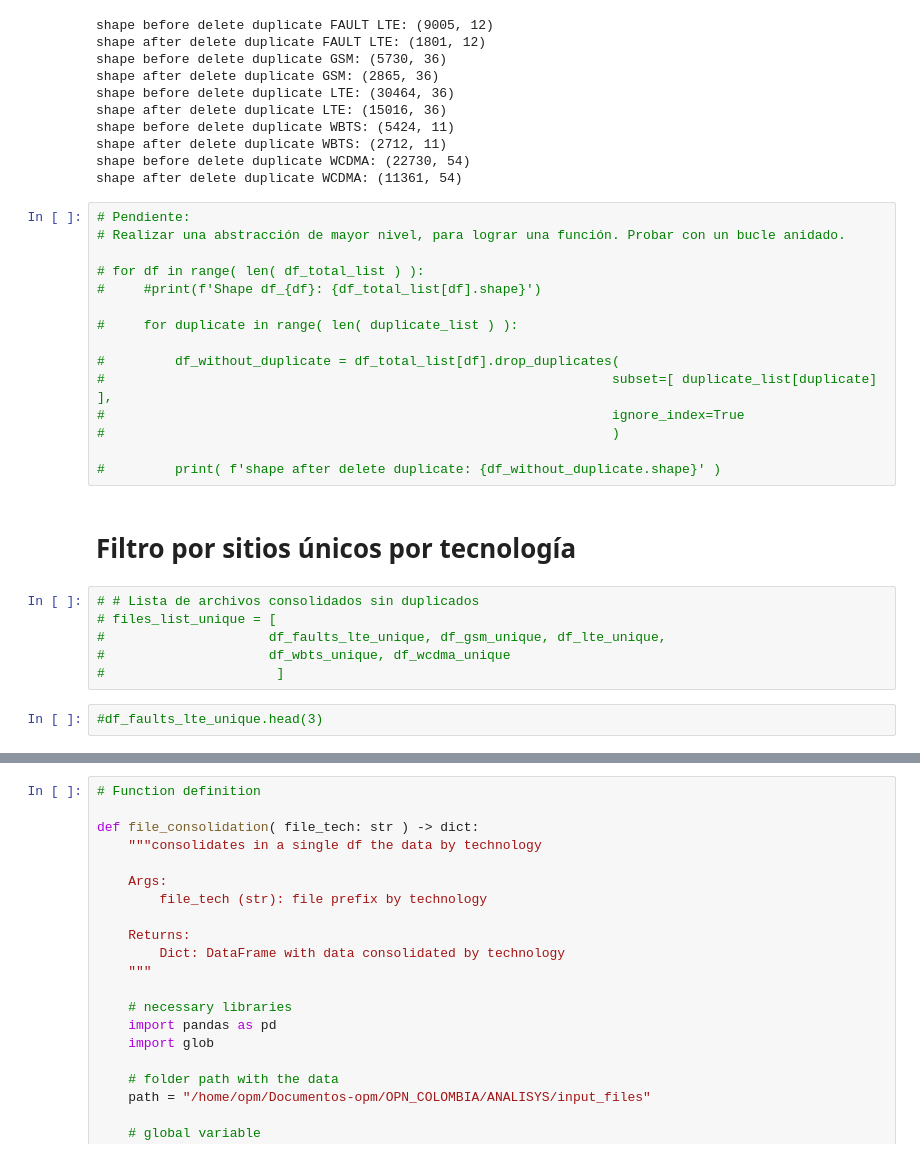
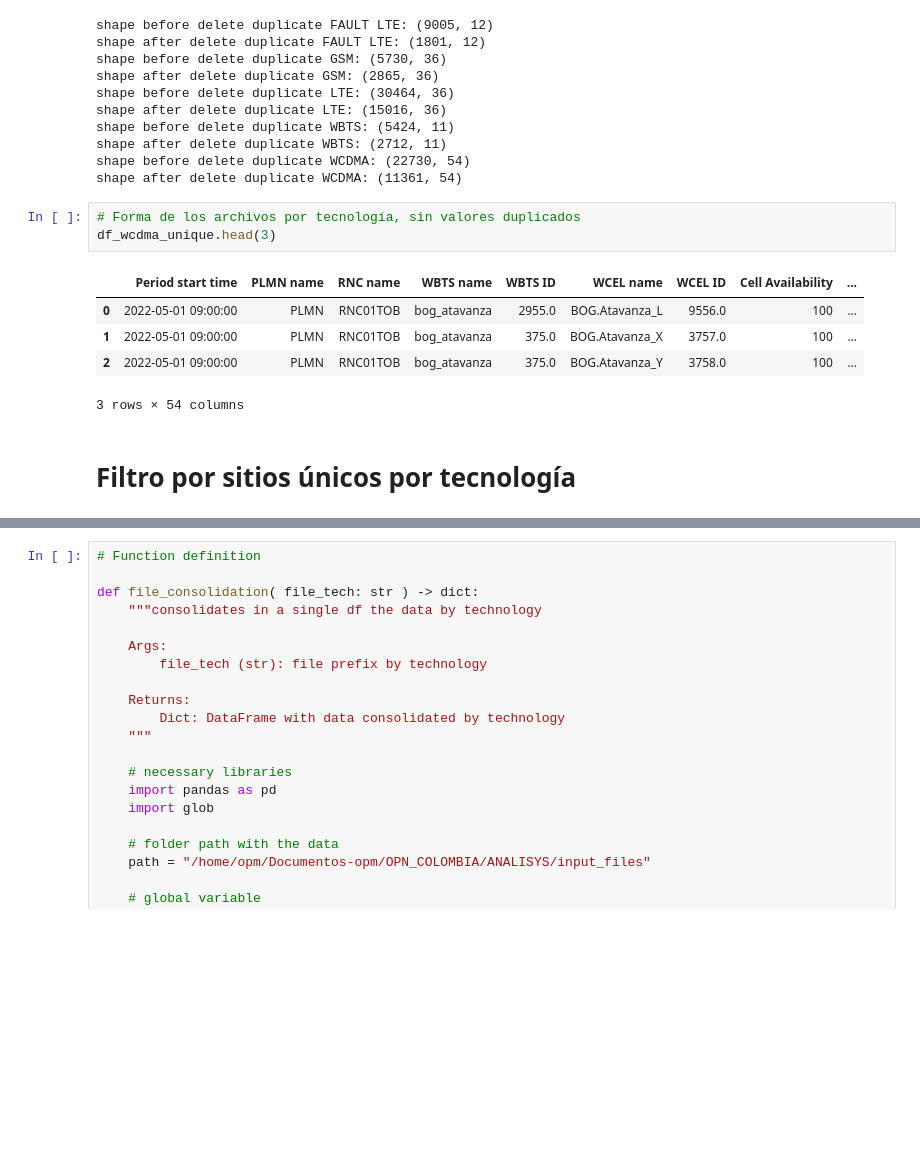
Before and after one commit to osm3rr/opn-nokia, a Jupyter notebook: analysis_v2.ipynb, the cells around one changed output, grey strips where cells are left out. Cells and saved outputs as stored; diff of their text form; blank space fills up the shorter version.

```diff
--- a/analysis_v2.ipynb
+++ b/analysis_v2.ipynb
@@ -351,28 +405,14 @@ shape before delete duplicate WBTS: (5424, 11)
 shape after delete duplicate WBTS: (2712, 11)
 shape before delete duplicate WCDMA: (22730, 54)
 shape after delete duplicate WCDMA: (11361, 54)
-# %%
-# Pendiente:
-# Realizar una abstracción de mayor nivel, para lograr una función. Probar con un bucle anidado.
-
-# for df in range( len( df_total_list ) ):
-#     #print(f'Shape df_{df}: {df_total_list[df].shape}')
-
-#     for duplicate in range( len( duplicate_list ) ):
-
-#         df_without_duplicate = df_total_list[df].drop_duplicates(
-#                                                                 subset=[ duplicate_list[duplicate] ],
-#                                                                 ignore_index=True
-#                                                                 )
-
-#         print( f'shape after delete duplicate: {df_without_duplicate.shape}' )
+# %%
+# Forma de los archivos por tecnología, sin valores duplicados
+df_wcdma_unique.head(3)
+# %% [output]
+|  | Period start time | PLMN name | RNC name | WBTS name | WBTS ID | WCEL name | WCEL ID | Cell Availability | ... |
+| 0 | 2022-05-01 09:00:00 | PLMN | RNC01TOB | bog_atavanza | 2955.0 | BOG.Atavanza_L | 9556.0 | 100 | ... |
+| 1 | 2022-05-01 09:00:00 | PLMN | RNC01TOB | bog_atavanza | 375.0 | BOG.Atavanza_X | 3757.0 | 100 | ... |
+| 2 | 2022-05-01 09:00:00 | PLMN | RNC01TOB | bog_atavanza | 375.0 | BOG.Atavanza_Y | 3758.0 | 100 | ... |
+3 rows × 54 columns
 # %% [markdown]
 # Filtro por sitios únicos por tecnología
-# %%
-# # Lista de archivos consolidados sin duplicados
-# files_list_unique = [
-#                     df_faults_lte_unique, df_gsm_unique, df_lte_unique,
-#                     df_wbts_unique, df_wcdma_unique
-#                      ]
-# %%
-#df_faults_lte_unique.head(3)
```
Also changed, not shown: parts of 56 cells of this notebook, 2 other files.
